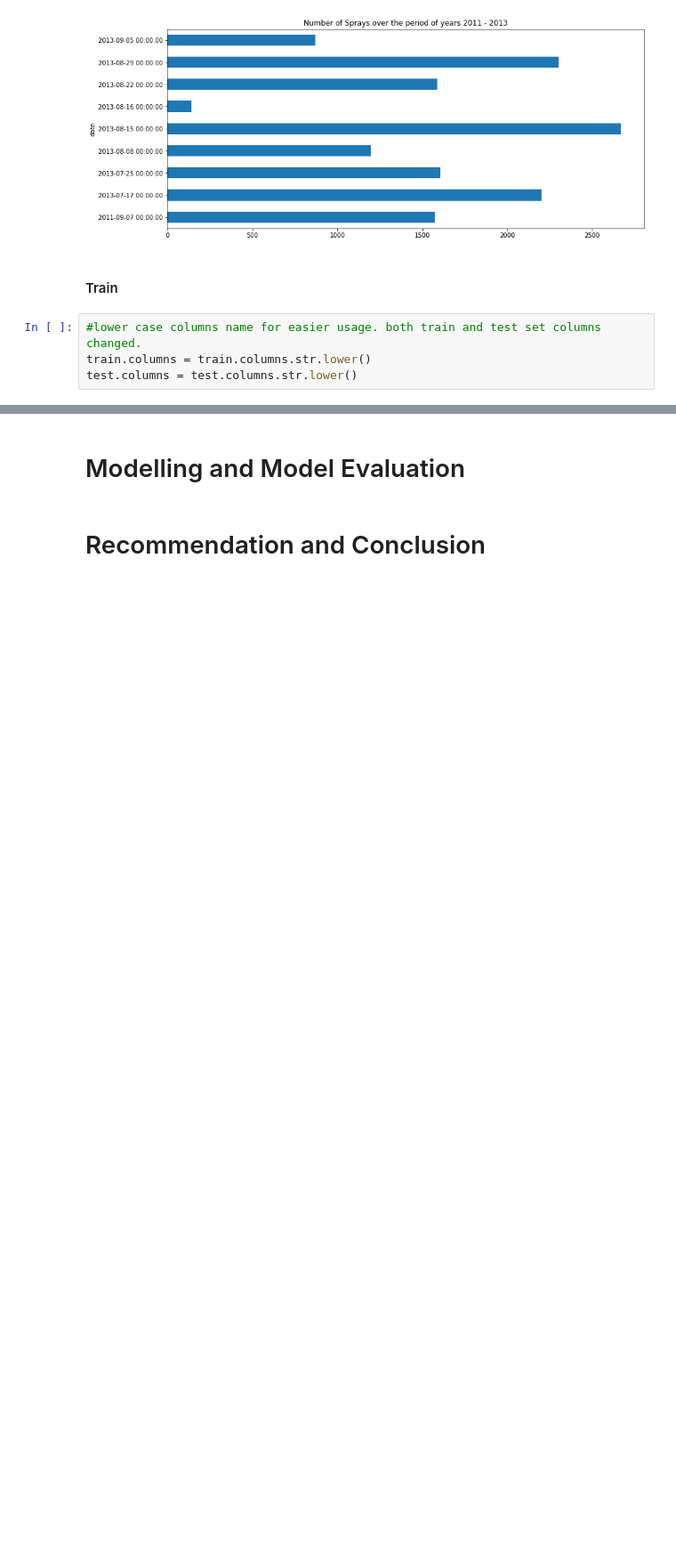
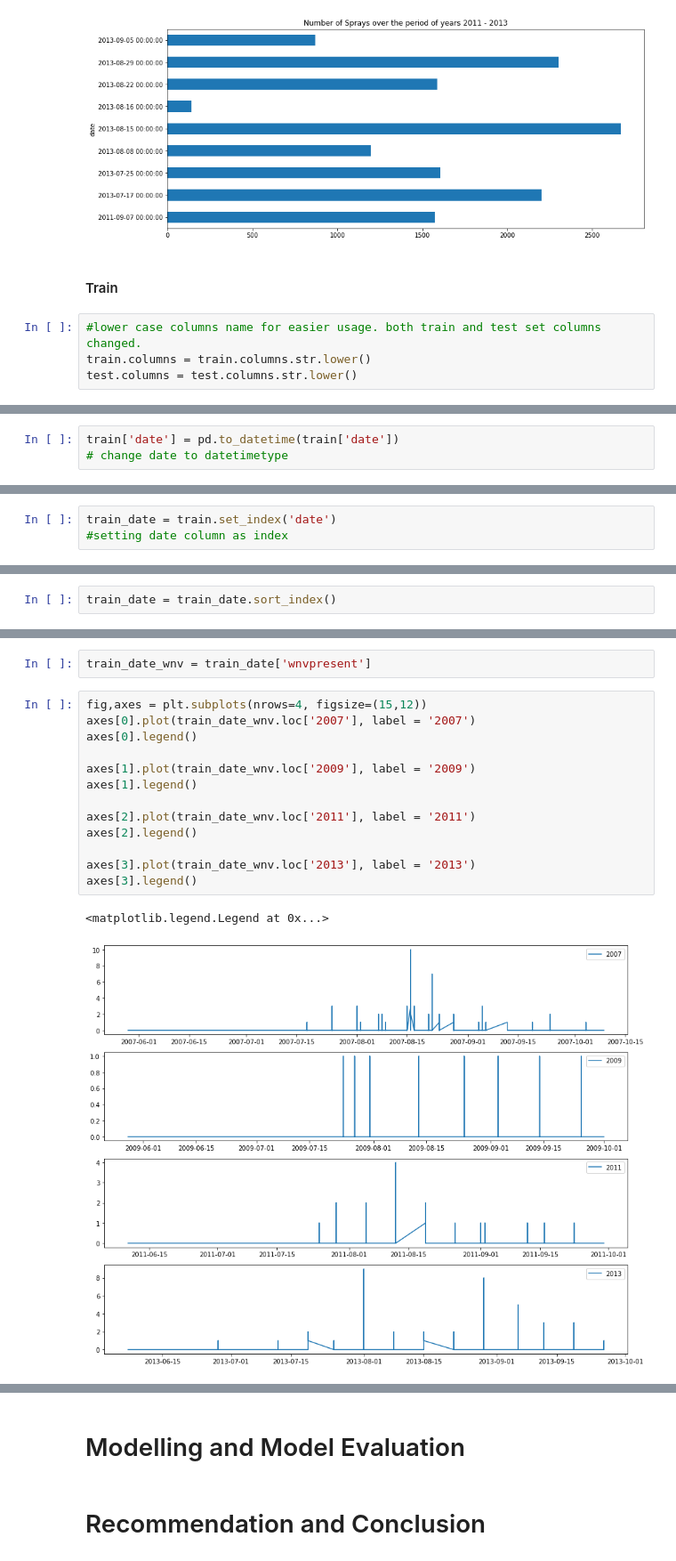
Before and after one commit to DesmondYapJJ/Project-4, a Jupyter notebook: code/project_4_code_test.ipynb, the cells around one changed output, grey strips where cells are left out. Shown at 89% size. Drawn from its saved outputs; the diff is of its cells as text; blank space fills up the shorter version.

```diff
--- a/code/project_4_code_test.ipynb
+++ b/code/project_4_code_test.ipynb
@@ -683,0 +710,3 @@ test.columns = test.columns.str.lower()
+# %%
+train['date'] = pd.to_datetime(train['date'])
+# change date to datetimetype
@@ -683,0 +716,3 @@ test.columns = test.columns.str.lower()
+# %%
+train_date = train.set_index('date')
+#setting date column as index
@@ -683,0 +731,2 @@ test.columns = test.columns.str.lower()
+# %%
+train_date = train_date.sort_index()
@@ -683,0 +835,18 @@ test.columns = test.columns.str.lower()
+# %%
+train_date_wnv = train_date['wnvpresent']
+# %%
+fig,axes = plt.subplots(nrows=4, figsize=(15,12))
+axes[0].plot(train_date_wnv.loc['2007'], label = '2007')
+axes[0].legend()
+
+axes[1].plot(train_date_wnv.loc['2009'], label = '2009')
+axes[1].legend()
+
+axes[2].plot(train_date_wnv.loc['2011'], label = '2011')
+axes[2].legend()
+
+axes[3].plot(train_date_wnv.loc['2013'], label = '2013')
+axes[3].legend()
+# %% [output]
+<matplotlib.legend.Legend at 0x...>
+[figure, added]
```
Also changed, not shown: parts of 22 cells of this notebook.
